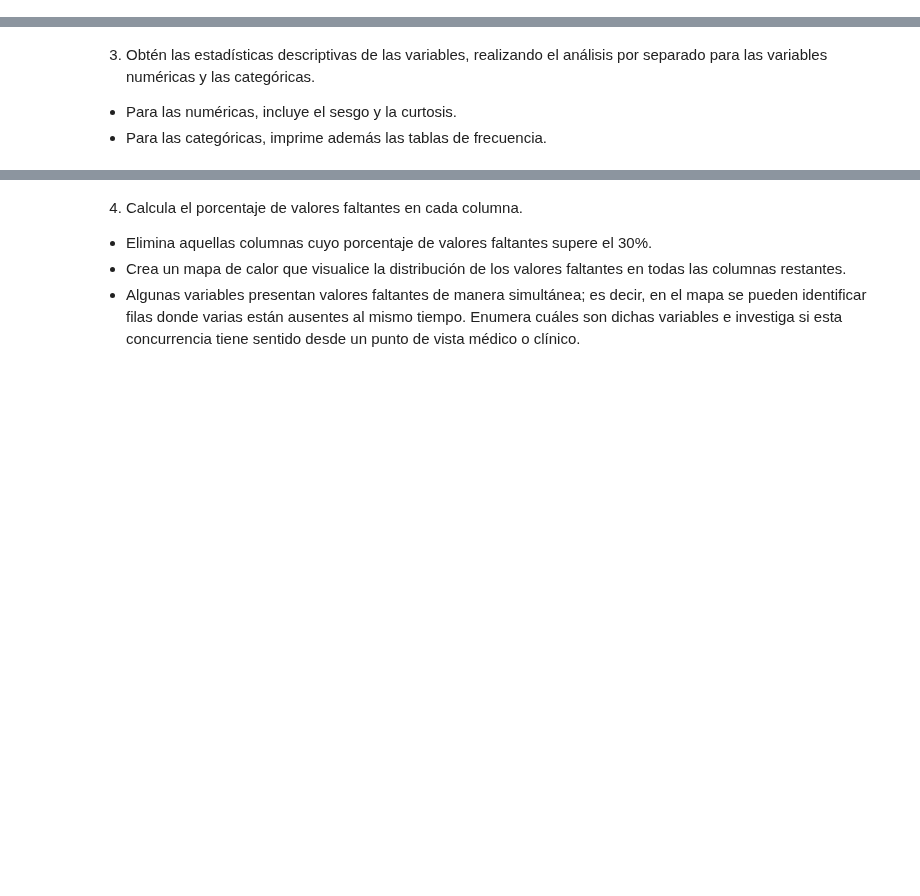
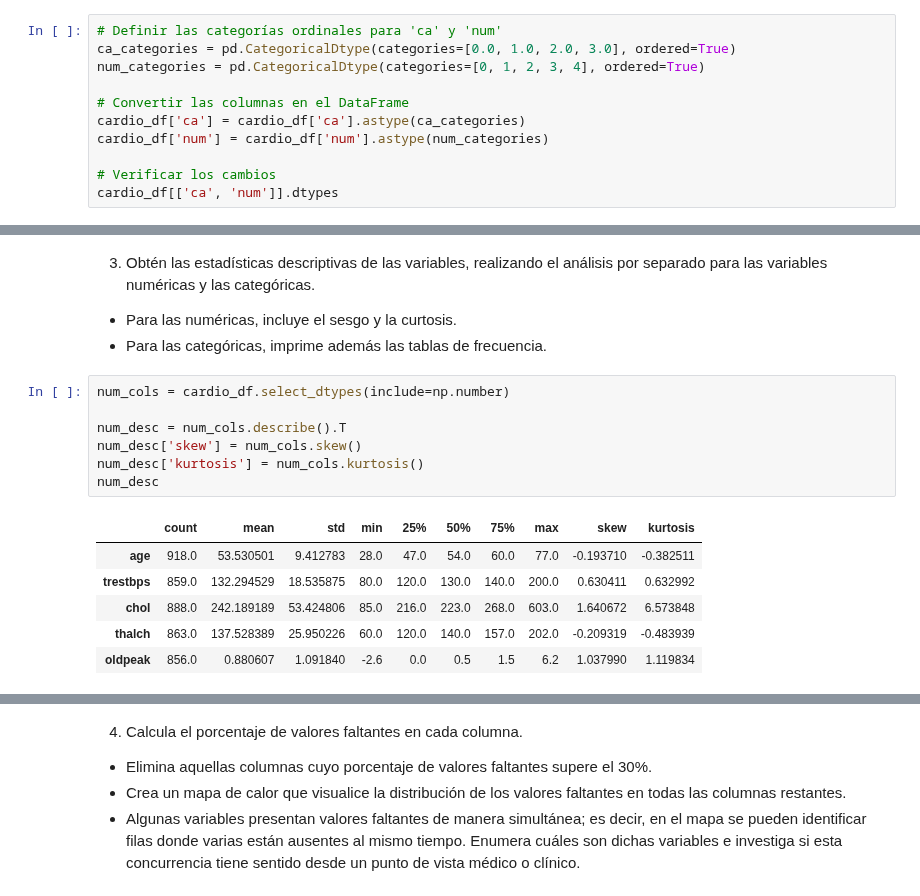
Before and after one commit to joshgc19/tc5053-datascience-A01841021-joshua-gamboa, a Jupyter notebook: Actividad5Preprocesamiento.ipynb, the cells around one changed output, grey strips where cells are left out. Drawn from its saved outputs; the diff is of its cells as text; blank space fills up the shorter version.

```diff
--- a/Actividad5Preprocesamiento.ipynb
+++ b/Actividad5Preprocesamiento.ipynb
@@ -54,0 +108,11 @@ from sklearn.impute import SimpleImputer
+# %%
+# Definir las categorías ordinales para 'ca' y 'num'
+ca_categories = pd.CategoricalDtype(categories=[0.0, 1.0, 2.0, 3.0], ordered=True)
+num_categories = pd.CategoricalDtype(categories=[0, 1, 2, 3, 4], ordered=True)
+
+# Convertir las columnas en el DataFrame
+cardio_df['ca'] = cardio_df['ca'].astype(ca_categories)
+cardio_df['num'] = cardio_df['num'].astype(num_categories)
+
+# Verificar los cambios
+cardio_df[['ca', 'num']].dtypes
@@ -56,3 +125,17 @@ from sklearn.impute import SimpleImputer
 3. Obtén las estadísticas descriptivas de las variables, realizando el análisis por separado para las variables numéricas y las categóricas.
 * Para las numéricas, incluye el sesgo y la curtosis.
 * Para las categóricas, imprime además las tablas de frecuencia.
+# %%
+num_cols = cardio_df.select_dtypes(include=np.number)
+
+num_desc = num_cols.describe().T
+num_desc['skew'] = num_cols.skew()
+num_desc['kurtosis'] = num_cols.kurtosis()
+num_desc
+# %% [output]
+|  | count | mean | std | min | 25% | 50% | 75% | max | skew | kurtosis |
+| age | 918.0 | 53.530501 | 9.412783 | 28.0 | 47.0 | 54.0 | 60.0 | 77.0 | -0.193710 | -0.382511 |
+| trestbps | 859.0 | 132.294529 | 18.535875 | 80.0 | 120.0 | 130.0 | 140.0 | 200.0 | 0.630411 | 0.632992 |
+| chol | 888.0 | 242.189189 | 53.424806 | 85.0 | 216.0 | 223.0 | 268.0 | 603.0 | 1.640672 | 6.573848 |
+| thalch | 863.0 | 137.528389 | 25.950226 | 60.0 | 120.0 | 140.0 | 157.0 | 202.0 | -0.209319 | -0.483939 |
+| oldpeak | 856.0 | 0.880607 | 1.091840 | -2.6 | 0.0 | 0.5 | 1.5 | 6.2 | 1.037990 | 1.119834 |
```
Also changed, not shown: parts of 11 cells of this notebook.
